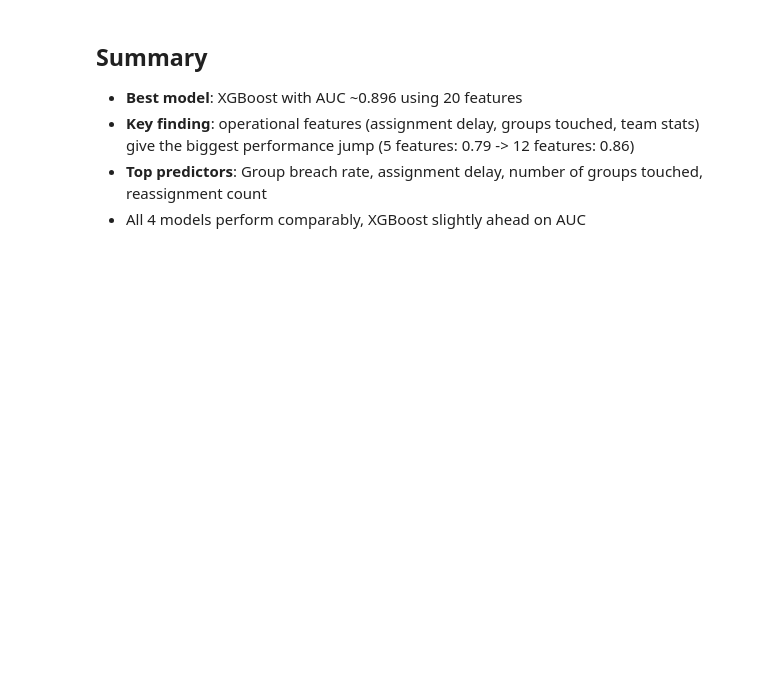
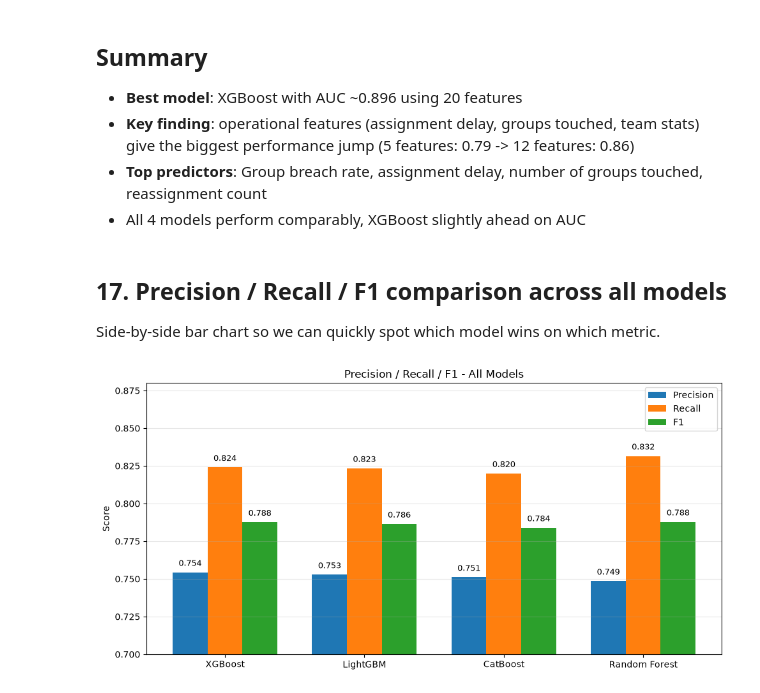
Before and after one commit to RAGU-NAN-DHAN/crm-lead, a Jupyter notebook: SLA_Breach_Prediction.ipynb, the cells around one changed output. Drawn from its saved outputs; the diff is of its cells as text; code cells hidden in the pictures; blank space fills up the shorter version.

```diff
--- a/SLA_Breach_Prediction.ipynb
+++ b/SLA_Breach_Prediction.ipynb
@@ -722,3 +722,32 @@ plt.show()
 - **Key finding**: operational features (assignment delay, groups touched, team stats) give the biggest performance jump (5 features: 0.79 -> 12 features: 0.86)
 - **Top predictors**: Group breach rate, assignment delay, number of groups touched, reassignment count
 - All 4 models perform comparably, XGBoost slightly ahead on AUC
+# %% [markdown]
+## 17. Precision / Recall / F1 comparison across all models
+
+Side-by-side bar chart so we can quickly spot which model wins on which metric.
+# %%
+metrics_to_plot = ['Precision', 'Recall', 'F1']
+x = np.arange(len(comp_df['Model']))
+width = 0.25
+
+fig, ax = plt.subplots(figsize=(10, 5))
+
+for i, metric in enumerate(metrics_to_plot):
+    bars = ax.bar(x + i * width, comp_df[metric], width, label=metric)
+    # put value on top of each bar
+    for bar in bars:
+        ax.text(bar.get_x() + bar.get_width()/2, bar.get_height() + 0.003,
+                f'{bar.get_height():.3f}', ha='center', va='bottom', fontsize=9)
+
+ax.set_xticks(x + width)
+ax.set_xticklabels(comp_df['Model'])
+ax.set_ylabel('Score')
+ax.set_title('Precision / Recall / F1 - All Models')
+ax.set_ylim(0.70, 0.88)
+ax.legend()
+ax.grid(axis='y', alpha=0.3)
+plt.tight_layout()
+plt.show()
+# %% [output]
+[figure, added]
```
Also changed, not shown: parts of 10 cells of this notebook, 1 other file.
